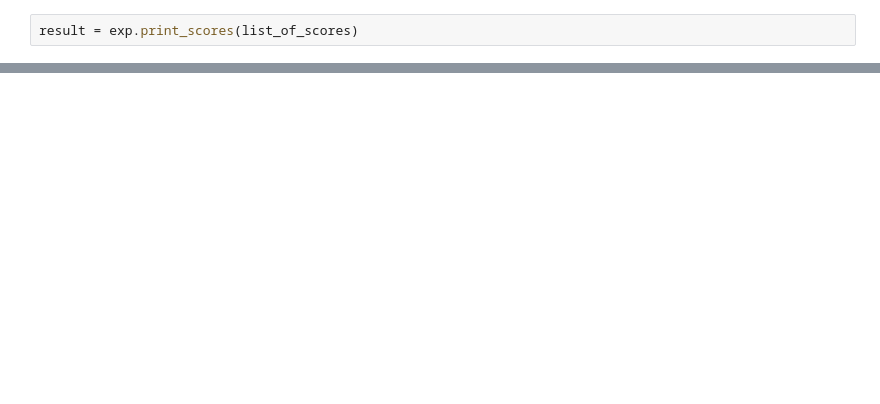
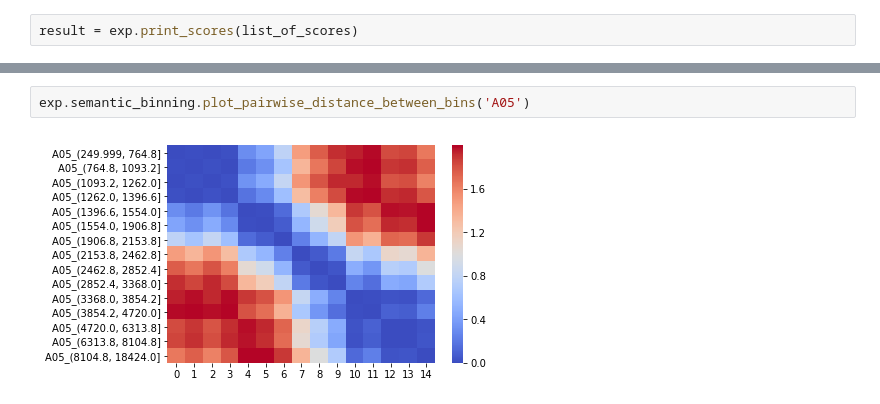
Before and after one commit to Wook0129/semantic_binning, a Jupyter notebook: test_credit2.ipynb, the cells around one changed output, grey strips where cells are left out. Drawn from its saved outputs; the diff is of its cells as text; blank space fills up the shorter version.

```diff
--- a/test_credit2.ipynb
+++ b/test_credit2.ipynb
@@ -39,0 +179,4 @@ sb.plot_pairwise_distance_between_bins('A8')
+# %%
+exp.semantic_binning.plot_pairwise_distance_between_bins('A05')
+# %% [output]
+[figure, added]
```
Also changed, not shown: parts of 20 cells of this notebook, 10 other files.
